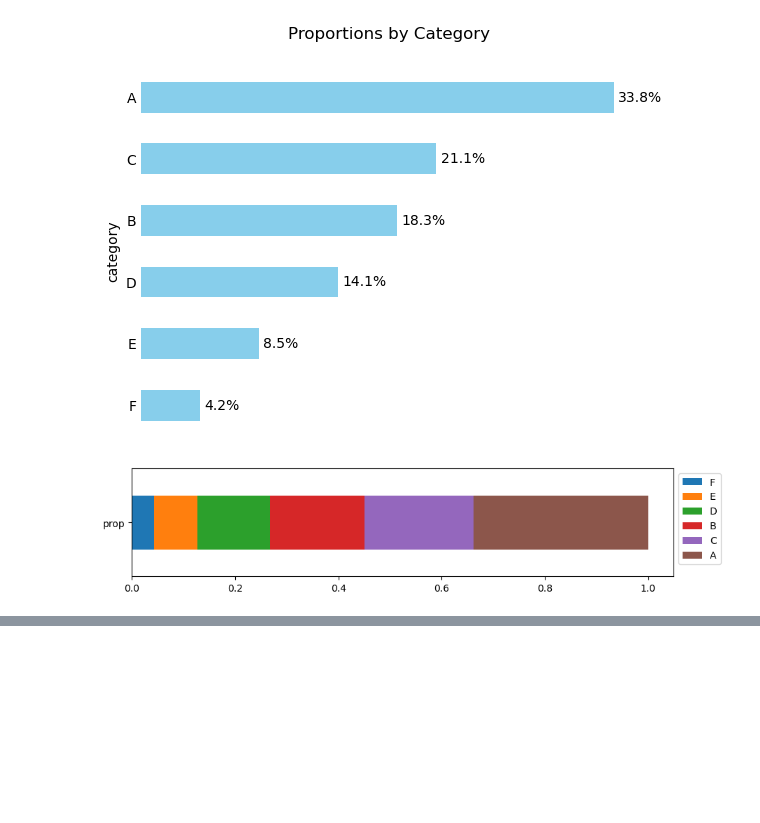
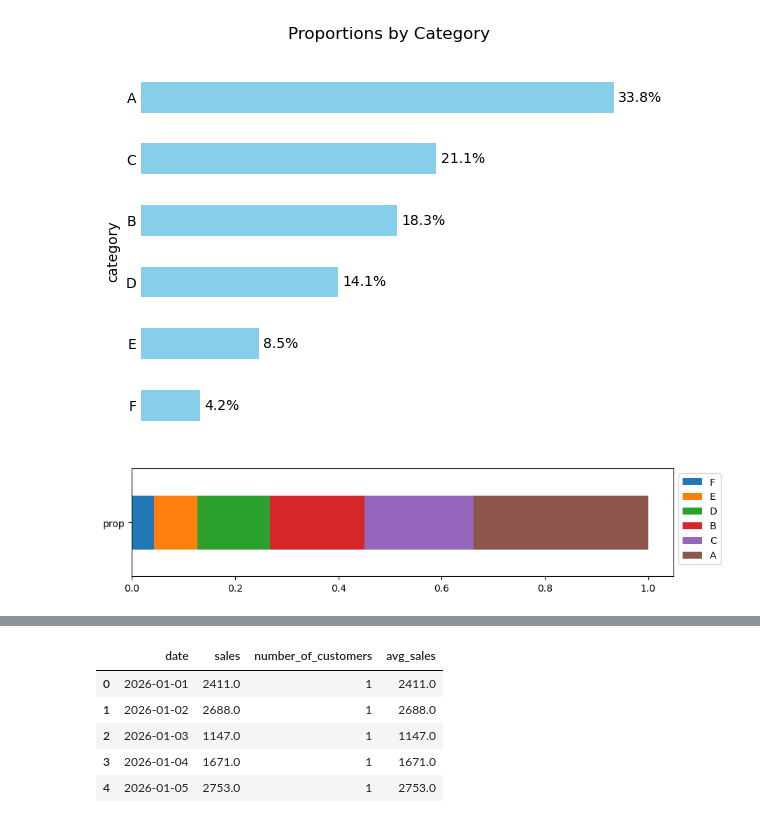
Before and after one commit to Hrz17PMardev/data_analytics_with_python, a Jupyter notebook: notebooks/07_visualization.ipynb, the cells around one changed output, grey strips where cells are left out. Cells and saved outputs as stored; diff of their text form; code cells hidden in the pictures; blank space fills up the shorter version.

```diff
--- a/notebooks/07_visualization.ipynb
+++ b/notebooks/07_visualization.ipynb
@@ -104,0 +165,30 @@ plt.show()
+# %%
+daily_sales = (
+    df
+    .assign(
+        date=pd.date_range(
+            start="2026-01-01",
+            periods=len(df),
+            freq="D"
+        )
+    )
+    .groupby("date", as_index=False)
+    .agg(
+        sales=("monthly_spend", "sum"),
+        number_of_customers=("customer_id", "count"),
+        avg_sales=("monthly_spend", "mean")
+    )
+)
+
+# Round values for cleaner display
+daily_sales["sales"] = daily_sales["sales"].round(0)
+daily_sales["avg_sales"] = daily_sales["avg_sales"].round(2)
+
+daily_sales.head()
+# %% [output]
+|  | date | sales | number_of_customers | avg_sales |
+| 0 | 2026-01-01 | 2411.0 | 1 | 2411.0 |
+| 1 | 2026-01-02 | 2688.0 | 1 | 2688.0 |
+| 2 | 2026-01-03 | 1147.0 | 1 | 1147.0 |
+| 3 | 2026-01-04 | 1671.0 | 1 | 1671.0 |
+| 4 | 2026-01-05 | 2753.0 | 1 | 2753.0 |
```
Also changed, not shown: parts of 6 cells of this notebook.
